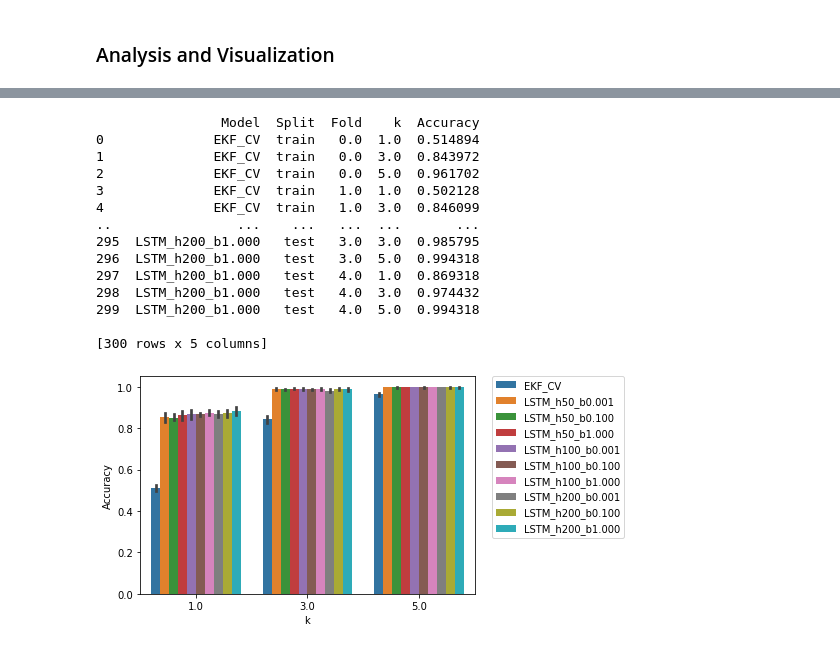
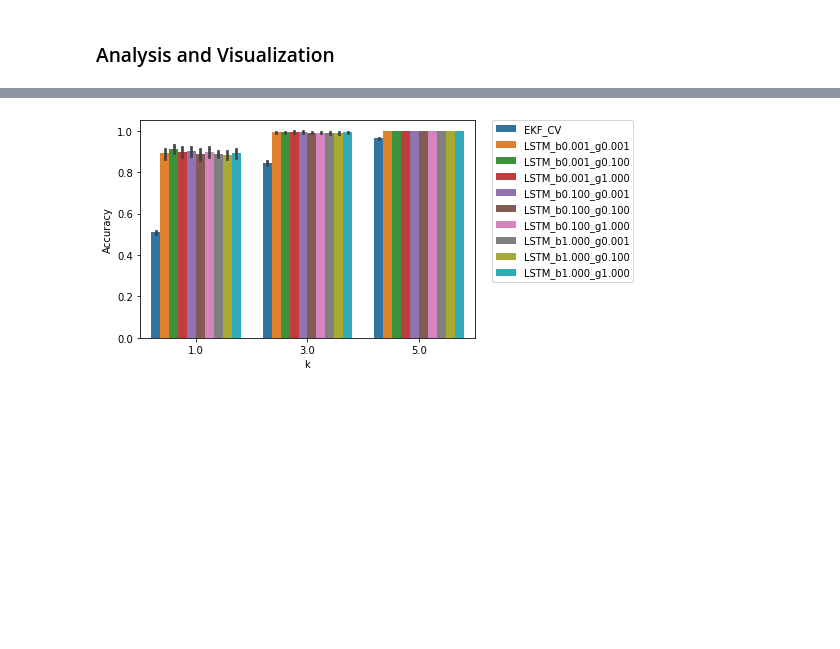
Before and after one commit to MPC-Berkeley/carla, a Jupyter notebook: PythonAPI/analysis/models_analysis.ipynb, the cells around one changed output, grey strips where cells are left out. Cells and saved outputs as stored; diff of their text form; code cells hidden in the pictures; blank space fills up the shorter version.

```diff
--- a/PythonAPI/analysis/models_analysis.ipynb
+++ b/PythonAPI/analysis/models_analysis.ipynb
@@ -291,17 +332,28 @@ plt.show()
 # PLOT 1: timestep vs. mean distance error
 import pandas as pd
 import seaborn as sns
-
 data_list = []
 timesteps = np.arange(20) # TODO: hard coded for now, change later.
 
 for model in model_res_dict.keys():
     for split in model_res_dict[model].keys():
         # train/test
-        traj_dist_vs_N = model_res_dict[model][split]['traj_dist_vs_N']
+        if 'no_goal' in model:
+            name = model
+            traj_dist_vs_N = model_res_dict[model][split]['traj_dist_vs_N']
+        elif 'EKF' in model:
+            name = model
+            traj_dist_vs_N = model_res_dict[model][split]['traj_dist_vs_N']
+            # hack to only get ground truth goal based traj. pred once
+        elif 'b0.100_g0.100' in model:
+            name = 'LSTM_gt_goal'
+            traj_dist_vs_N = model_res_dict[model][split]['gtraj_dist_vs_N']
+        else:
+            continue
+
         for i_fold, td in enumerate(traj_dist_vs_N):
             for j_timestep, dist_timestep in enumerate(td):
-                data_list.append([model, split, i_fold, j_timestep, dist_timestep])
+                data_list.append([name, split, i_fold, j_timestep, dist_timestep])
 
 traj_df = pd.DataFrame(data_list, columns=['Model', 'Split', 'Fold', 'Timestep', 'Distance Error'],dtype=float)
 print(traj_df)
@@ -340,45 +460,37 @@ plt.show()
 # %%
-# PLOT 2: Top K accuracy
+# PLOT 3: Top K accuracy
+import pandas as pd
+import seaborn as sns
 data_list = []
 # timesteps = np.arange(20) # TODO: hard coded for now, change later.
 
 for model in model_res_dict.keys():
+    if 'no_goal' in model:
+        continue
     for split in model_res_dict[model].keys():
+
+
         #train/test
 
         goal_top_1_acc = model_res_dict[model][split]['goal_top_1_acc']
         goal_top_3_acc = model_res_dict[model][split]['goal_top_3_acc']
         goal_top_5_acc = model_res_dict[model][split]['goal_top_5_acc']
 #         goal_entropy   = model_res_dict[model][split]['goal_entropy']
 
         for i_fold, (t1, t3, t5) in enumerate(zip(goal_top_1_acc,
                                                        goal_top_3_acc,
                                                        goal_top_5_acc)):
             data_list.append([model, split, i_fold, 1, t1])
             data_list.append([model, split, i_fold, 3, t3])
             data_list.append([model, split, i_fold, 5, t5])
 
 goal_df = pd.DataFrame(data_list, columns=['Model', 'Split', 'Fold', 'k', 'Accuracy'],dtype=float)
-print(goal_df)
+goal_test_df = goal_df[goal_df.Split == 'test']
 
 # Make a bar chart out of this.
-ax = sns.barplot(x='k', y='Accuracy', hue='Model', data=goal_df[goal_df.Split == 'test'])
+ax = sns.barplot(x='k', y='Accuracy', hue='Model', data=goal_df.sort_values(by=['Model']))
 plt.legend(bbox_to_anchor=(1.05, 1), loc=2, borderaxespad=0.)
 plt.show()
 # %% [output]
-                Model  Split  Fold    k  Accuracy
-0              EKF_CV  train   0.0  1.0  0.514894
-1              EKF_CV  train   0.0  3.0  0.843972
-2              EKF_CV  train   0.0  5.0  0.961702
-3              EKF_CV  train   1.0  1.0  0.502128
-4              EKF_CV  train   1.0  3.0  0.846099
-..                ...    ...   ...  ...       ...
-295  LSTM_h200_b1.000   test   3.0  3.0  0.985795
-296  LSTM_h200_b1.000   test   3.0  5.0  0.994318
-297  LSTM_h200_b1.000   test   4.0  1.0  0.869318
-298  LSTM_h200_b1.000   test   4.0  3.0  0.974432
-299  LSTM_h200_b1.000   test   4.0  5.0  0.994318
-
-[300 rows x 5 columns]
-[figure, old version]
+[figure, new version]
 # %%
```
Also changed, not shown: parts of 9 cells of this notebook, 1 other file.
